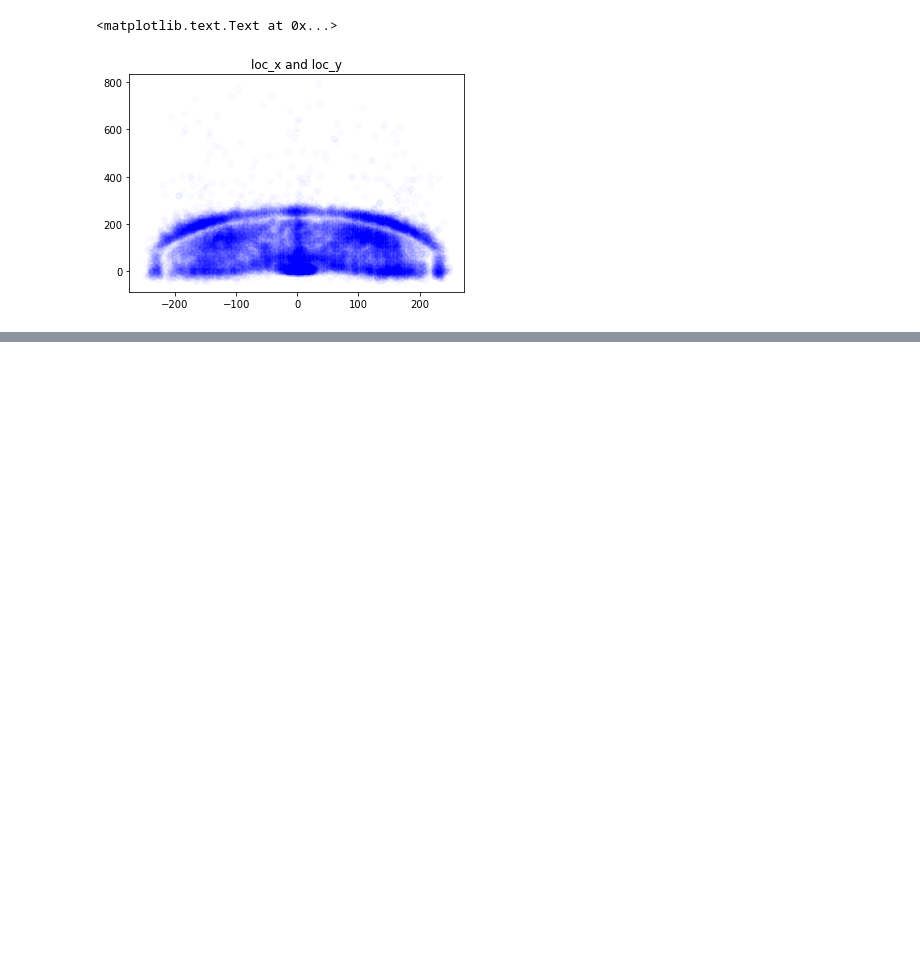
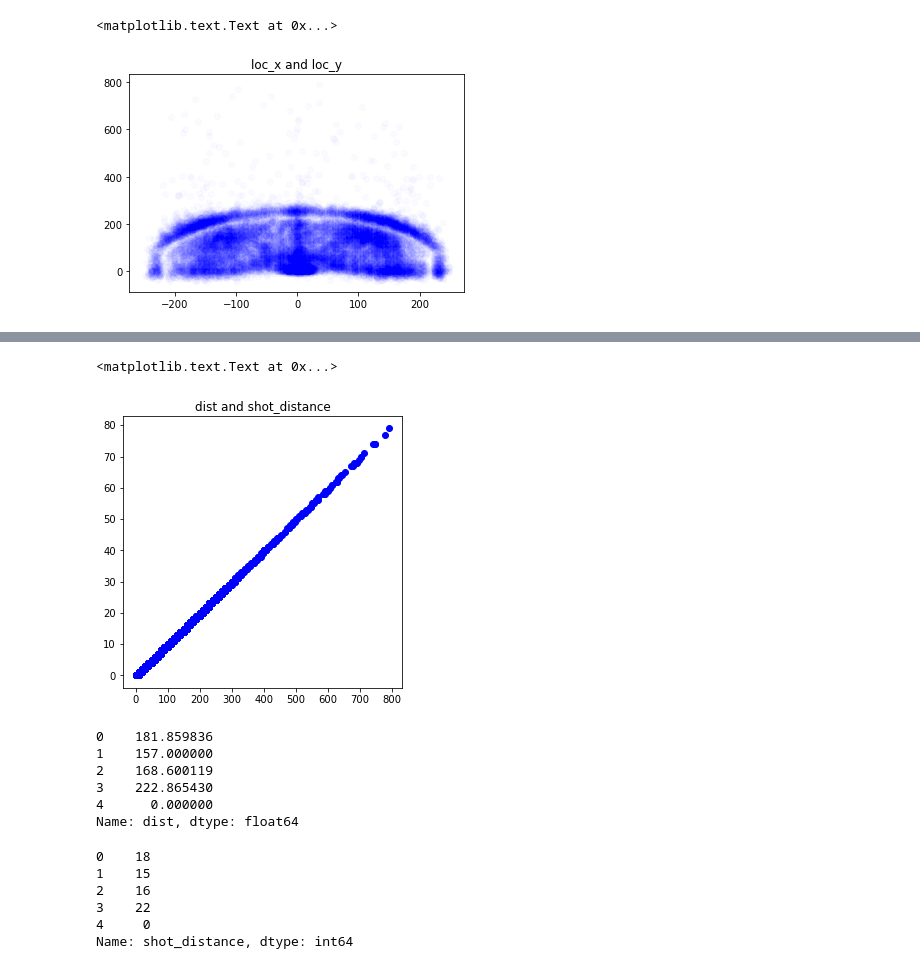
Before and after one commit to lixixi89055465/py_stu, a Jupyter notebook: tangyudi/科比数据集分析/stu_1.ipynb, the cells around one changed output, grey strips where cells are left out. Drawn from its saved outputs; the diff is of its cells as text; code cells hidden in the pictures; blank space fills up the shorter version.

```diff
--- a/tangyudi/科比数据集分析/stu_1.ipynb
+++ b/tangyudi/科比数据集分析/stu_1.ipynb
@@ -84,0 +102,2 @@ plt.title("lat and lon ")
+# %%
+raw['remaining_time'] = raw['minutes_remaining'] * 60 + raw['seconds_remaining']
@@ -84,0 +149,2 @@ plt.title("lat and lon ")
+# %%
+raw['season1']=raw['season'].apply(lambda x:int(x.split('-')[1]))
@@ -84,0 +156,4 @@ plt.title("lat and lon ")
+# %%
+raw.season=raw.season1
+# %%
+raw=raw.drop("season1",axis=1)
@@ -84,0 +194,25 @@ plt.title("lat and lon ")
+# %%
+plt.figure(figsize=(5,5))
+plt.scatter(raw.dist,raw.shot_distance,color='blue')
+plt.title("dist and shot_distance")
+# %% [output]
+<matplotlib.text.Text at 0x...>
+[figure, added]
+# %%
+raw.dist[:5]
+# %% [output]
+0    181.859836
+1    157.000000
+2    168.600119
+3    222.865430
+4      0.000000
+Name: dist, dtype: float64
+# %%
+raw.shot_distance[:5]
+# %% [output]
+0    18
+1    15
+2    16
+3    22
+4     0
+Name: shot_distance, dtype: int64
```
Also changed, not shown: parts of 28 cells of this notebook.
